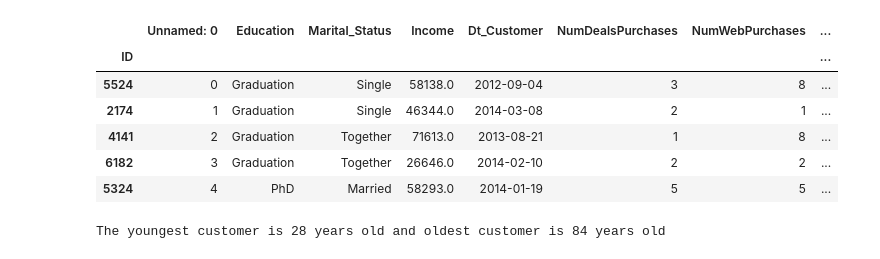
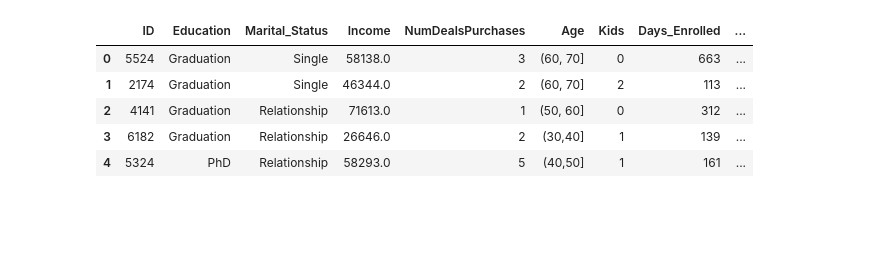
Before and after one commit to julessa/Rush5PDG4, a Jupyter notebook: ML/ml.ipynb, the cells around one changed output. Saved outputs shown, nothing was run; the diff lists cells and outputs as text; code cells hidden in the pictures; blank space fills up the shorter version.

```diff
--- a/ML/ml.ipynb
+++ b/ML/ml.ipynb
@@ -151,14 +35,0 @@ df['Non_Store_Purchases'] = df['NumWebPurchases']+df['NumCatalogPurchases']
-# %%
-df['Total_Purchases'] = df['Store_Purchases']+df['Non_Store_Purchases']
-df['Store_Purchases_Pct'] = df['Store_Purchases']/df['Total_Purchases']
-df['Non_Store_Purchases_Pct'] = 1-df['Store_Purchases_Pct']
-df['Customer_Type'] = np.where(df['Store_Purchases_Pct'] >= 0.5, "Offline", "Online")
-df.head()
-# %% [output]
-|  | Unnamed: 0 | Education | Marital_Status | Income | Dt_Customer | NumDealsPurchases | NumWebPurchases | ... |
-| ID |  |  |  |  |  |  |  | ... |
-| 5524 | 0 | Graduation | Single | 58138.0 | 2012-09-04 | 3 | 8 | ... |
-| 2174 | 1 | Graduation | Single | 46344.0 | 2014-03-08 | 2 | 1 | ... |
-| 4141 | 2 | Graduation | Together | 71613.0 | 2013-08-21 | 1 | 8 | ... |
-| 6182 | 3 | Graduation | Together | 26646.0 | 2014-02-10 | 2 | 2 | ... |
-| 5324 | 4 | PhD | Married | 58293.0 | 2014-01-19 | 5 | 5 | ... |
@@ -167,4 +35,0 @@ df.drop(columns=['Store_Purchases_Pct', 'Non_Store_Purchases_Pct', 'Non_Store_Pu
-# %%
-print(f"The youngest customer is {df['Age'].min()} years old and oldest customer is {df['Age'].max()} years old")
-# %% [output]
-The youngest customer is 28 years old and oldest customer is 84 years old
@@ -223,4 +36,12 @@ del df['Unnamed: 0']
 # %%
 df_ = df.copy()
 df_.reset_index(inplace=True)
+df_.head()
+# %% [output]
+|  | ID | Education | Marital_Status | Income | NumDealsPurchases | Age | Kids | Days_Enrolled | ... |
+| 0 | 5524 | Graduation | Single | 58138.0 | 3 | (60, 70] | 0 | 663 | ... |
+| 1 | 2174 | Graduation | Single | 46344.0 | 2 | (60, 70] | 2 | 113 | ... |
+| 2 | 4141 | Graduation | Relationship | 71613.0 | 1 | (50, 60] | 0 | 312 | ... |
+| 3 | 6182 | Graduation | Relationship | 26646.0 | 2 | (30,40] | 1 | 139 | ... |
+| 4 | 5324 | PhD | Relationship | 58293.0 | 5 | (40,50] | 1 | 161 | ... |
 # %%
```
Also changed, not shown: parts of 47 cells of this notebook, 4 other files.
